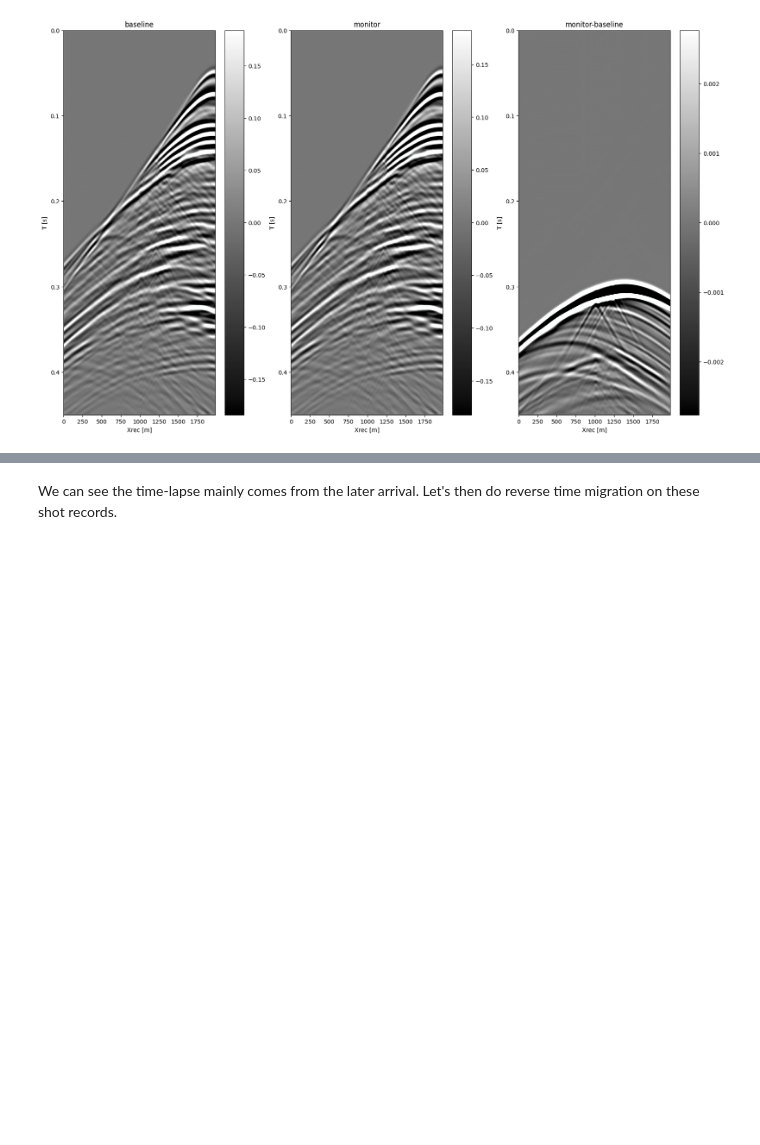
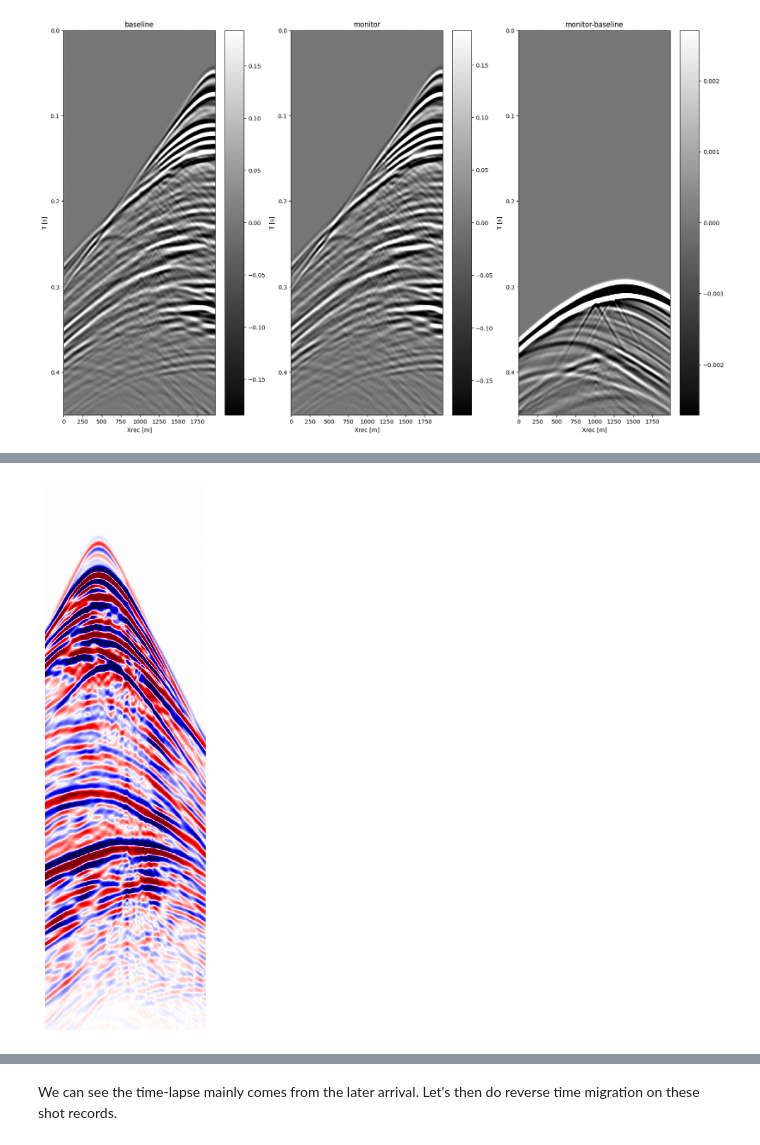
Before and after one commit to slimgroup/Seis4CCS.jl, a Jupyter notebook: notebooks/03_SeismicImaging.ipynb, the cells around one changed output, grey strips where cells are left out. Cells and saved outputs as stored; diff of their text form; code cells hidden in the pictures; blank space fills up the shorter version.

```diff
--- a/notebooks/03_SeismicImaging.ipynb
+++ b/notebooks/03_SeismicImaging.ipynb
@@ -158,0 +168,8 @@ plot_sdata((dlin_stack[2].data[4]-dlin_stack[1].data[4]), (1f-3,extentx/nrec); n
+# %%
+fig, ax = subplots(figsize=(12,8))
+plot_sdata((dlin_stack[2]+dlin_stack[1]).data[2]/2, (1f-3,extentx/nrec); name="", cmap="seismic", new_fig=false, aspect=15000);
+ax[:axis]("off")
+tight_layout()
+savefig("/Users/francisyin/Desktop/data2.png",bbox_inches="tight",dpi=300)
+# %% [output]
+[figure, added]
```
Also changed, not shown: parts of 3 cells of this notebook, 25 other files.
